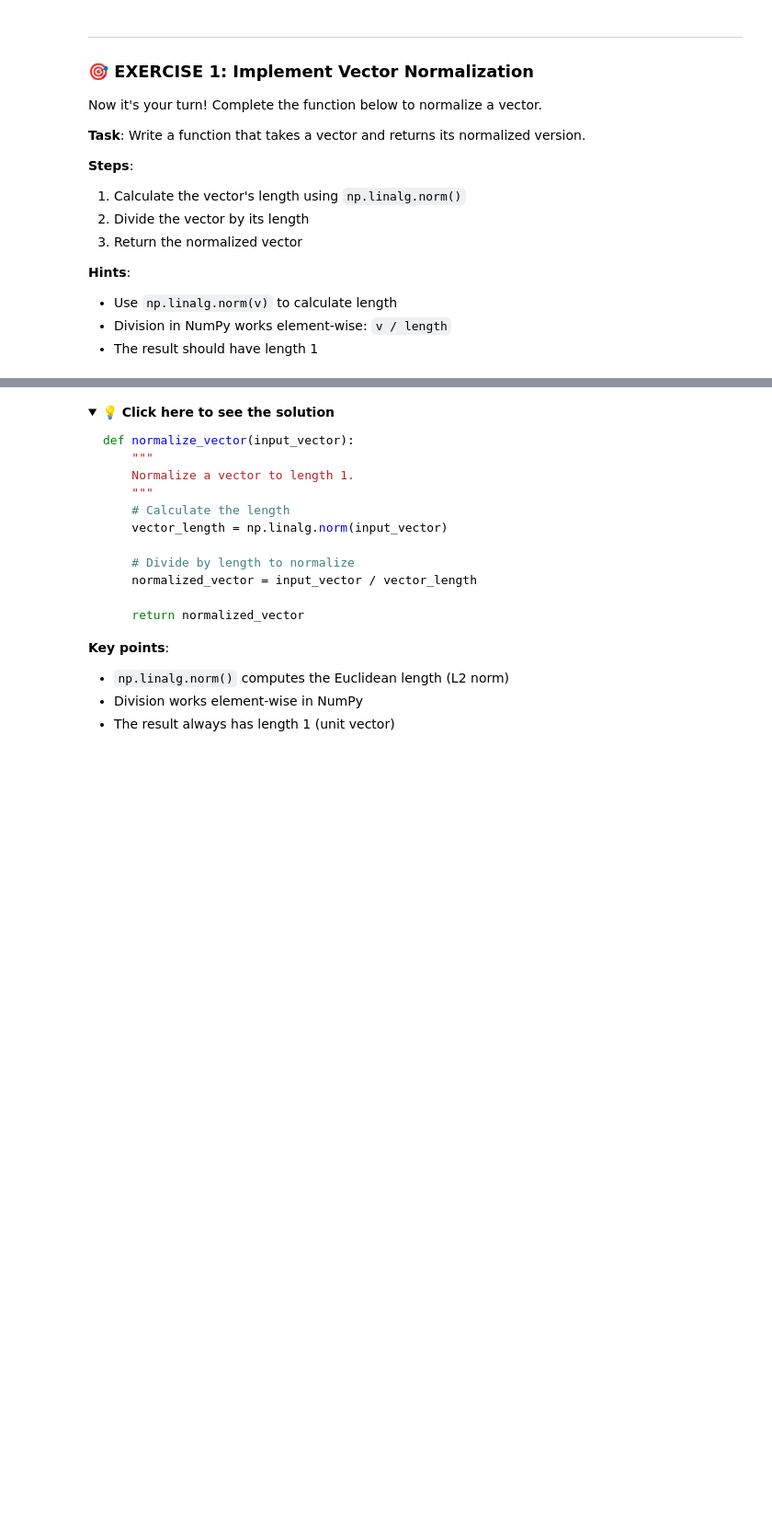
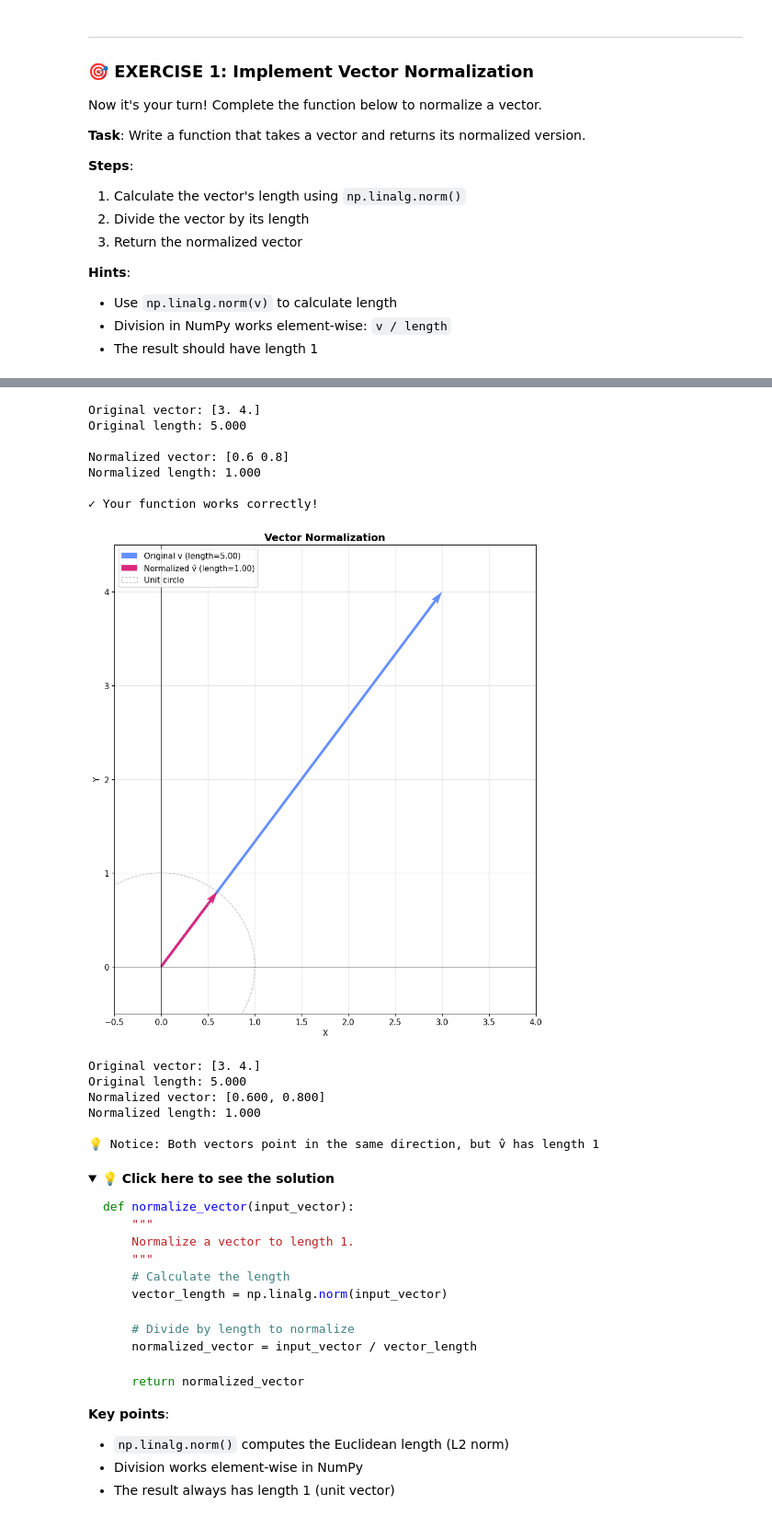
Before and after one commit to miaowangcissy/animal_behavior_analysis_in_python, a Jupyter notebook: day1_foundations/Day1_1_LinearAlgebra_Foundations.ipynb, the cells around one changed output, grey strips where cells are left out. Shown at 92% size. Cells and saved outputs as stored; diff of their text form; code cells hidden in the pictures; folded sections open; blank space fills up the shorter version.

```diff
--- a/day1_foundations/Day1_1_LinearAlgebra_Foundations.ipynb
+++ b/day1_foundations/Day1_1_LinearAlgebra_Foundations.ipynb
@@ -261,33 +267,59 @@ def normalize_vector(input_vector):
     # HINT: Use np.linalg.norm()
     vector_length = ...  # YOUR CODE HERE
 
     # TODO: Divide the vector by its length
     # HINT: Just use regular division: input_vector / vector_length
     normalized_vector = ...  # YOUR CODE HERE
 
     return normalized_vector
 
 # =============================================================================
 # Test your function
 # =============================================================================
 
+def normalize_vector(input_vector):
+    """
+    Normalize a vector to length 1.
+    """
+    # Calculate the length
+    vector_length = np.linalg.norm(input_vector)
+
+    # Divide by length to normalize
+    normalized_vector = input_vector / vector_length
+
+    return normalized_vector
 # Create a test vector
 test_v = np.array([3.0, 4.0])
 print(f"Original vector: {test_v}")
 print(f"Original length: {np.linalg.norm(test_v):.3f}")
 
 # Normalize it
 test_v_norm = normalize_vector(test_v)
 print(f"\nNormalized vector: {test_v_norm}")
 print(f"Normalized length: {np.linalg.norm(test_v_norm):.3f}")
 
 # Verification checks
 assert np.linalg.norm(test_v_norm) - 1.0 < 1e-10, "❌ Length should be 1!"
 assert np.allclose(test_v_norm, [0.6, 0.8]), "❌ Check your calculation!"
 print("\n✓ Your function works correctly!")
 
 # Visualize your result
 visualize_vector_normalization(test_v)
+# %% [output]
+Original vector: [3. 4.]
+Original length: 5.000
+
+Normalized vector: [0.6 0.8]
+Normalized length: 1.000
+
+✓ Your function works correctly!
+[figure, added]
+Original vector: [3. 4.]
+Original length: 5.000
+Normalized vector: [0.600, 0.800]
+Normalized length: 1.000
+
+💡 Notice: Both vectors point in the same direction, but v̂ has length 1
 # %% [markdown]
 <details>
 <summary><b>💡 Click here to see the solution</b></summary>
```
Also changed, not shown: parts of 6 cells of this notebook, 1 other file.
